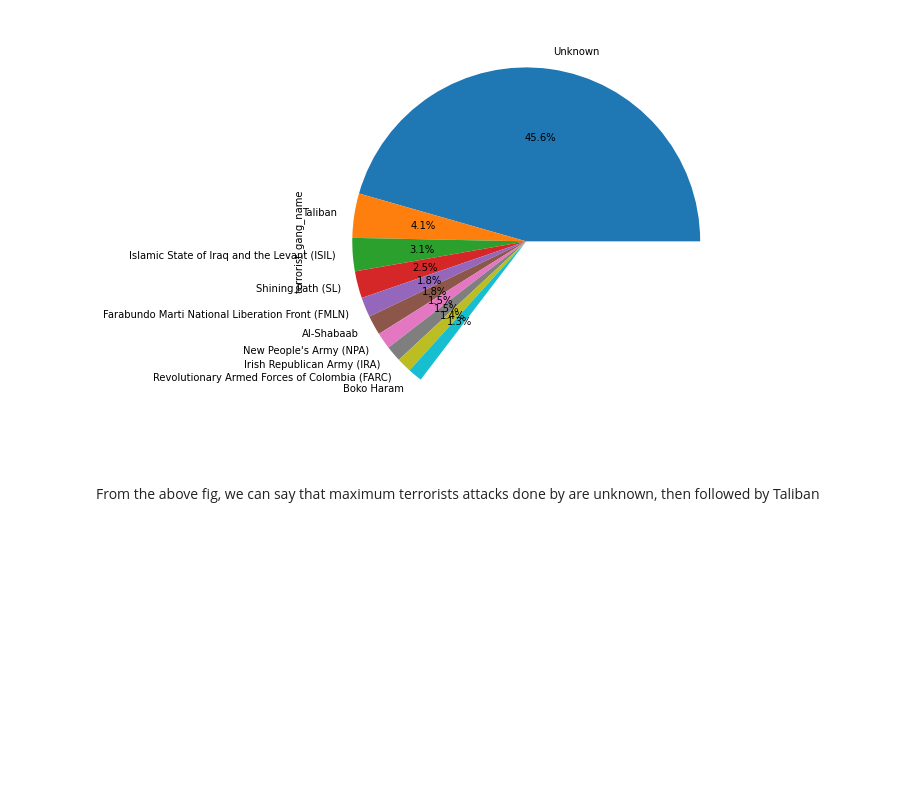
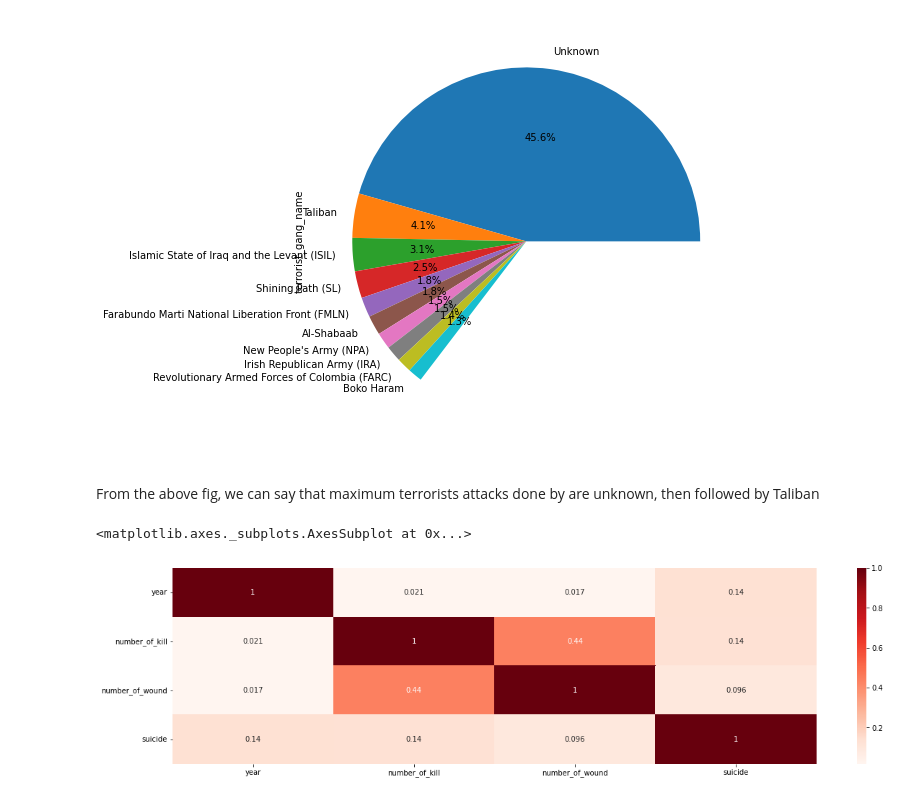
Before and after one commit to PratibhaSanganmath/EDA-Global_terrorism_analysis, a Jupyter notebook: EDA_Global_terrorism.ipynb, the cells around one changed output. Cells and saved outputs as stored; diff of their text form; code cells hidden in the pictures; blank space fills up the shorter version.

```diff
--- a/EDA_Global_terrorism.ipynb
+++ b/EDA_Global_terrorism.ipynb
@@ -499,3 +556,9 @@ plt.show()
 [figure]
 # %% [markdown]
 From the above fig, we can say that maximum terrorists attacks done by are unknown, then followed by Taliban
+# %%
+#we created a matrix using year, number of kills,number of wounds, and suicide. After that, we are plotting the heatmap using the seaborn library of the matrix
+sns.heatmap(df[['year','number_of_kill','number_of_wound','suicide']].corr(), annot=True, cmap = 'Reds')
+# %% [output]
+<matplotlib.axes._subplots.AxesSubplot at 0x...>
+[figure, added]
```
Also changed, not shown: parts of 6 cells of this notebook.
